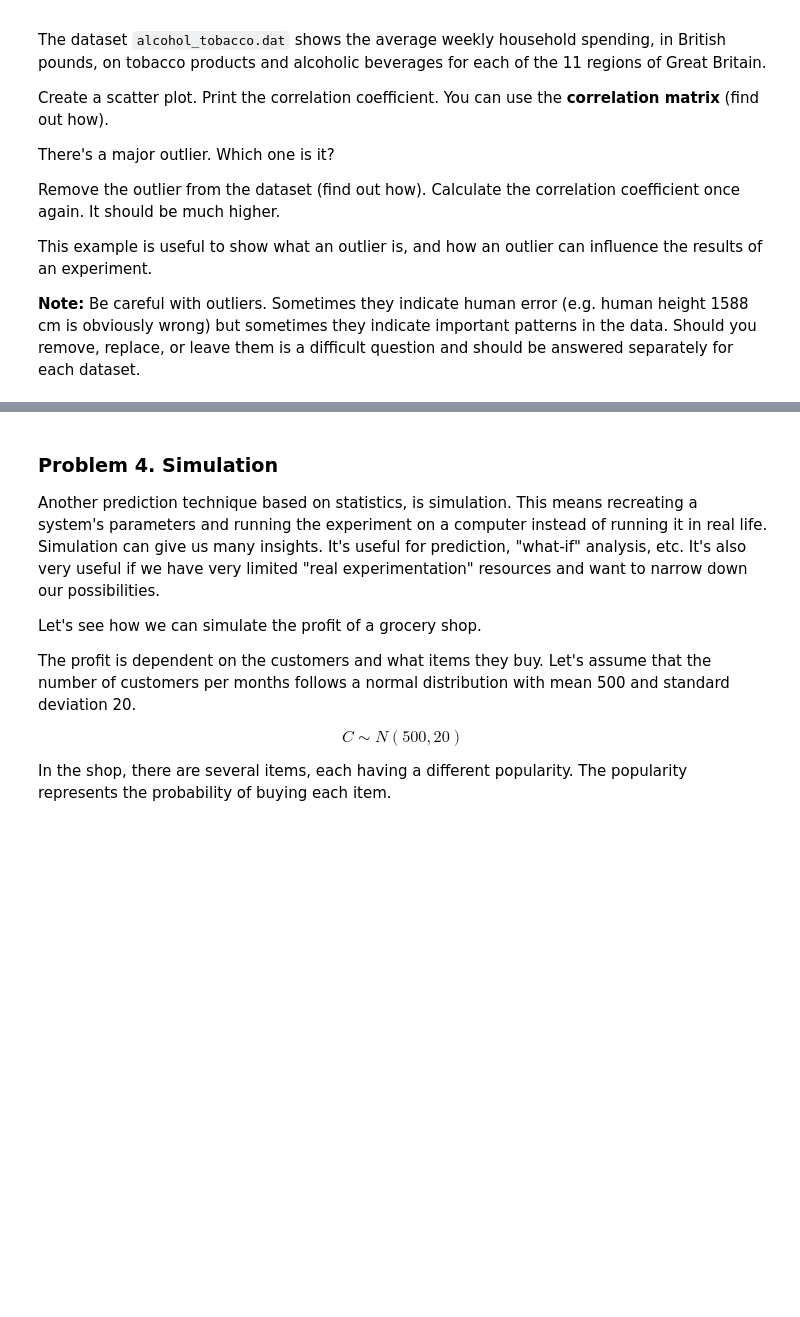
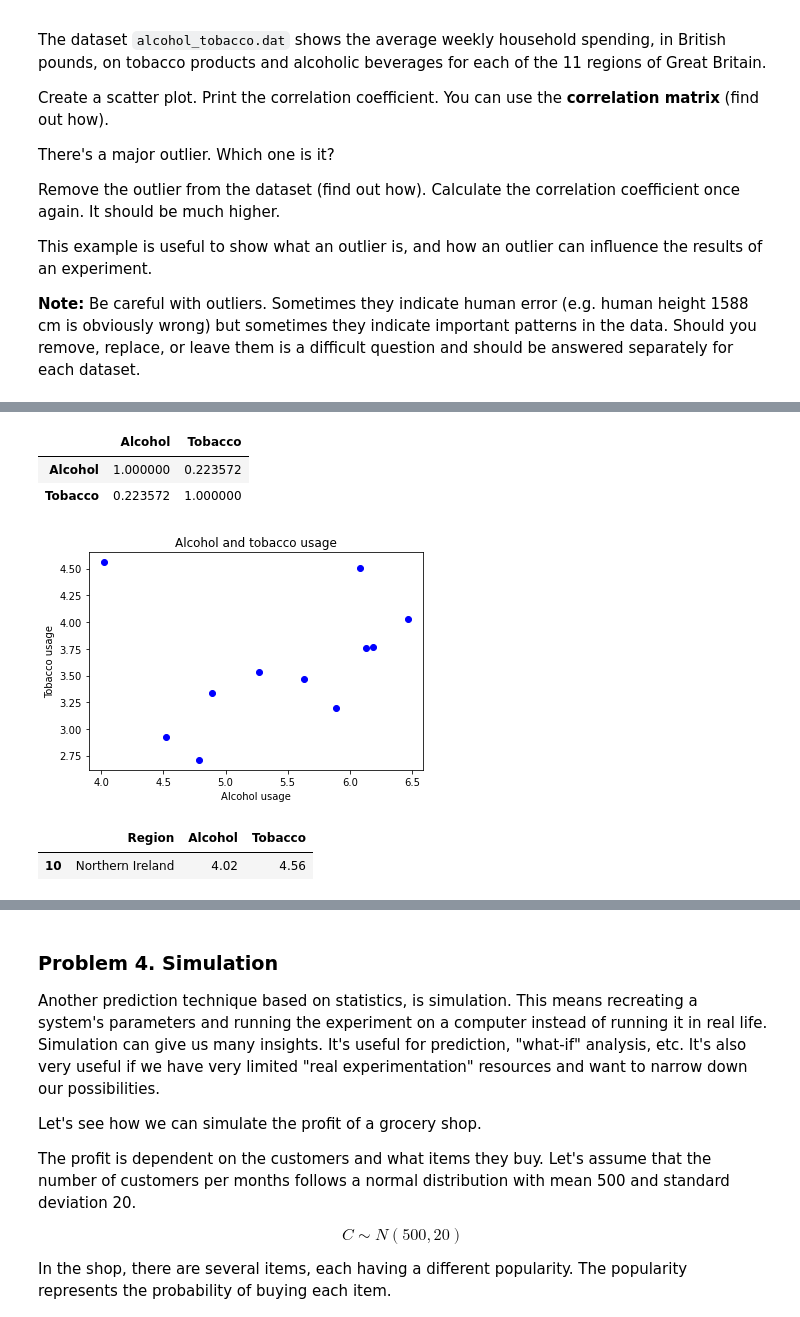
Before and after one commit to momchilantonov/SoftUni-Math-Concepts-For-Developers-February-2021, a Jupyter notebook: Statistics/Homework/Statistics Exercise.ipynb, the cells around one changed output, grey strips where cells are left out. Cells and saved outputs as stored; diff of their text form; code cells hidden in the pictures; blank space fills up the shorter version.

```diff
--- a/Statistics/Homework/Statistics Exercise.ipynb
+++ b/Statistics/Homework/Statistics Exercise.ipynb
@@ -249,0 +248,3 @@ This example is useful to show what an outlier is, and how an outlier can influe
+# %%
+alc_tob_usage_data = pd.read_table(".\\data\\alcohol_tobacco.dat")
+alc_tob_usage_data
@@ -249,0 +264,21 @@ This example is useful to show what an outlier is, and how an outlier can influe
+# %%
+alc_tob_usage_data.corr()
+# %% [output]
+|  | Alcohol | Tobacco |
+| Alcohol | 1.000000 | 0.223572 |
+| Tobacco | 0.223572 | 1.000000 |
+# %%
+alc_usage = alc_tob_usage_data["Alcohol"]
+tob_usage = alc_tob_usage_data["Tobacco"]
+plt.scatter(alc_usage, tob_usage, c="b")
+plt.title("Alcohol and tobacco usage")
+plt.xlabel("Alcohol usage")
+plt.ylabel("Tobacco usage")
+plt.show()
+# %% [output]
+[figure, added]
+# %%
+alc_tob_usage_data[alc_usage < 4.2]
+# %% [output]
+|  | Region | Alcohol | Tobacco |
+| 10 | Northern Ireland | 4.02 | 4.56 |
```
Also changed, not shown: parts of 7 cells of this notebook.
